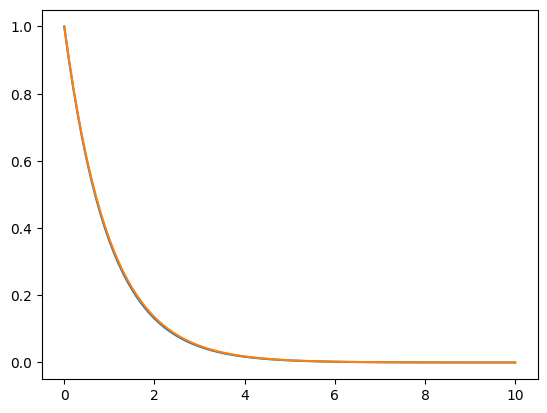
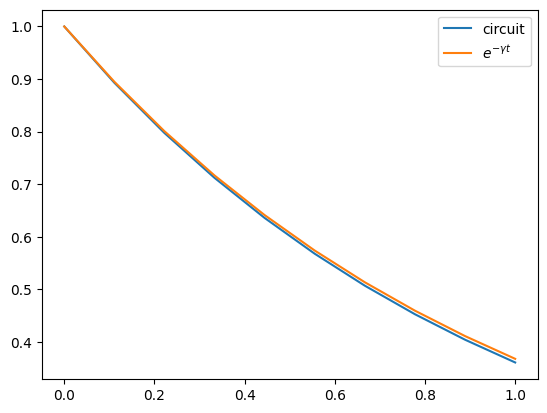
Unified diff of the notebook cell whose output changed from the first chart to the second:
--- before
+++ after
@@ -6,6 +6,8 @@
 sm = qt.sigmam()
 gamma = 1
-tlist = np.linspace(0,10,101)
+tlist = np.linspace(0,1,10)
 dt = tlist[1]
+print(dt)
+
 H = qt.tensor(sp,sm) + qt.tensor(sm,sp)
 U = qt.Qobj.expm(-1j * np.sqrt(gamma *dt) *H ) 
@@ -21,4 +23,5 @@
     rhost.append(rhosti)
 
-plt.plot(tlist, [ np.real( rho[0,0]) for rho in rhost   ])
-plt.plot(tlist, np.exp(-gamma*tlist))
+plt.plot(tlist, [ np.real( rho[0,0]) for rho in rhost   ], label="circuit")
+plt.plot(tlist, np.exp(-gamma*tlist), label=r"$e^{-\gamma t}$")
+plt.legend()

Commit: Add legend to collisional dynamics amplitude-damping plot